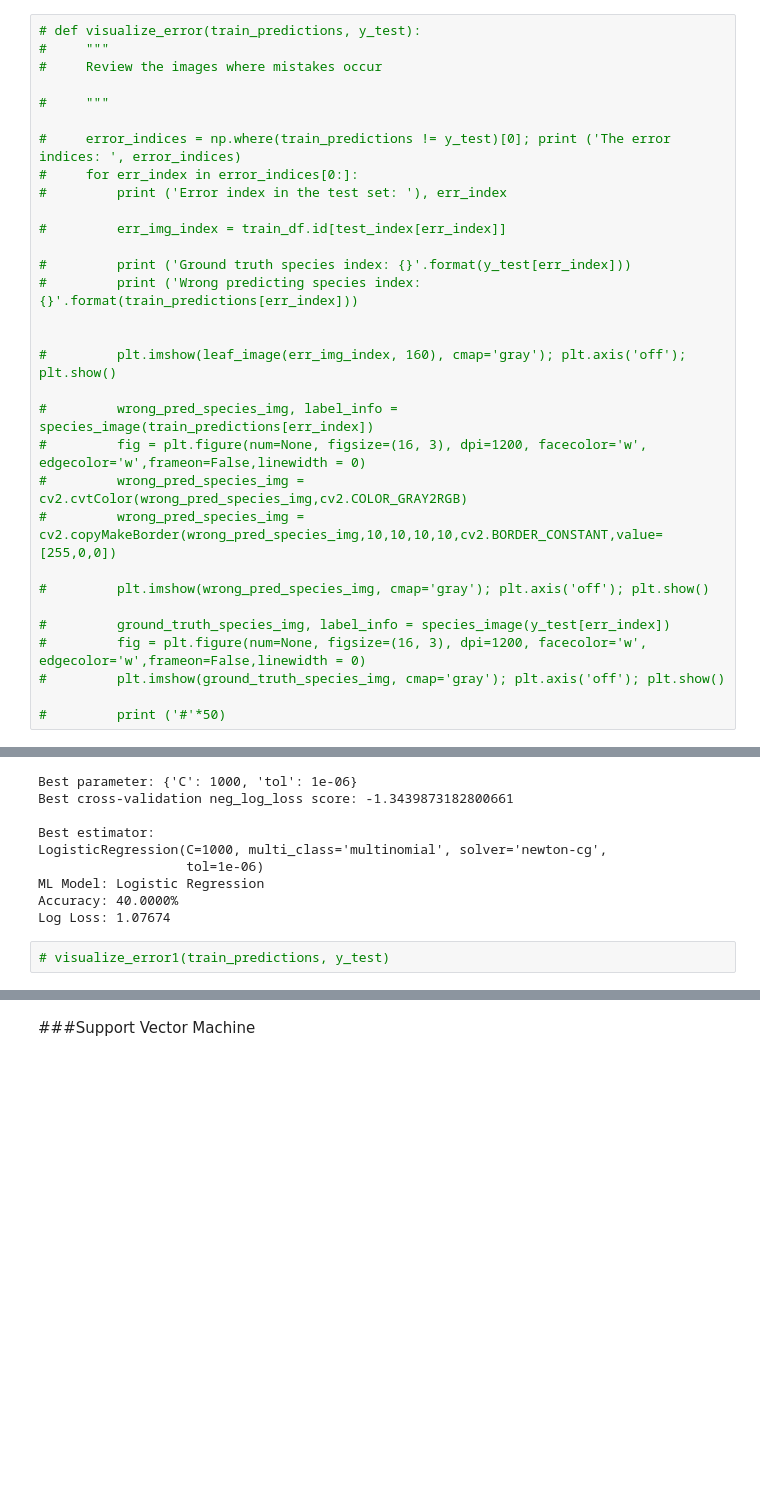
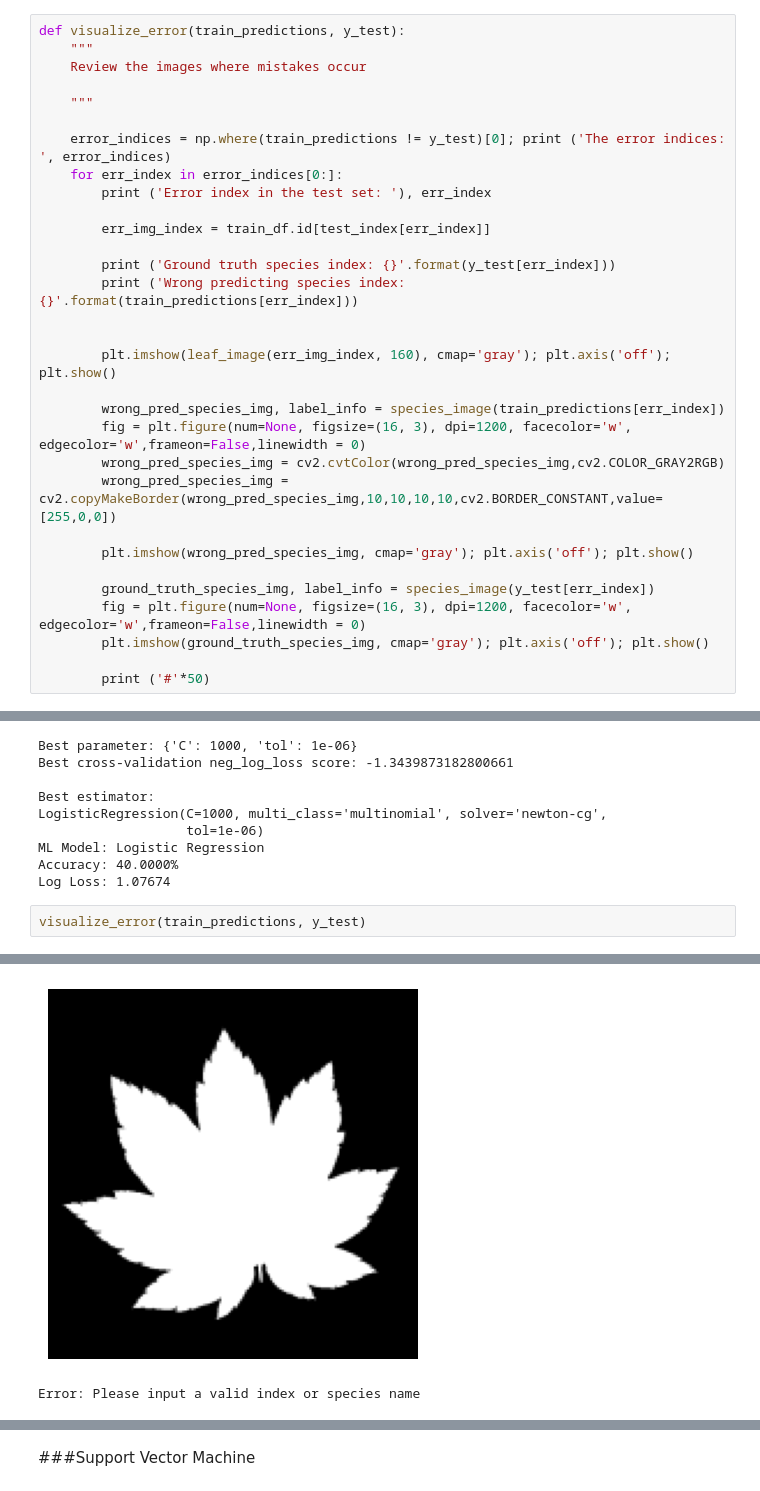
Before and after one commit to noora20FH/PCVK, a Jupyter notebook: FINAL_Leaf_classification_PCVK_Noora_Aulia_Hidayat.ipynb, the cells around one changed output, grey strips where cells are left out. Saved outputs shown, nothing was run; the diff lists cells and outputs as text; blank space fills up the shorter version.

```diff
--- a/FINAL_Leaf_classification_PCVK_Noora_Aulia_Hidayat.ipynb
+++ b/FINAL_Leaf_classification_PCVK_Noora_Aulia_Hidayat.ipynb
@@ -249,34 +250,34 @@ print (label_info)
 # %%
-# def visualize_error(train_predictions, y_test):
-#     """
-#     Review the images where mistakes occur
+def visualize_error(train_predictions, y_test):
+    """
+    Review the images where mistakes occur
 
-#     """
+    """
 
-#     error_indices = np.where(train_predictions != y_test)[0]; print ('The error indices: ', error_indices)
-#     for err_index in error_indices[0:]:
-#         print ('Error index in the test set: '), err_index
+    error_indices = np.where(train_predictions != y_test)[0]; print ('The error indices: ', error_indices)
+    for err_index in error_indices[0:]:
+        print ('Error index in the test set: '), err_index
 
-#         err_img_index = train_df.id[test_index[err_index]]
+        err_img_index = train_df.id[test_index[err_index]]
 
-#         print ('Ground truth species index: {}'.format(y_test[err_index]))
-#         print ('Wrong predicting species index: {}'.format(train_predictions[err_index]))
+        print ('Ground truth species index: {}'.format(y_test[err_index]))
+        print ('Wrong predicting species index: {}'.format(train_predictions[err_index]))
 
 
-#         plt.imshow(leaf_image(err_img_index, 160), cmap='gray'); plt.axis('off'); plt.show()
+        plt.imshow(leaf_image(err_img_index, 160), cmap='gray'); plt.axis('off'); plt.show()
 
-#         wrong_pred_species_img, label_info = species_image(train_predictions[err_index])
-#         fig = plt.figure(num=None, figsize=(16, 3), dpi=1200, facecolor='w', edgecolor='w',frameon=False,linewidth = 0)
-#         wrong_pred_species_img = cv2.cvtColor(wrong_pred_species_img,cv2.COLOR_GRAY2RGB)
-#         wrong_pred_species_img = cv2.copyMakeBorder(wrong_pred_species_img,10,10,10,10,cv2.BORDER_CONSTANT,value=[255,0,0])
+        wrong_pred_species_img, label_info = species_image(train_predictions[err_index])
+        fig = plt.figure(num=None, figsize=(16, 3), dpi=1200, facecolor='w', edgecolor='w',frameon=False,linewidth = 0)
+        wrong_pred_species_img = cv2.cvtColor(wrong_pred_species_img,cv2.COLOR_GRAY2RGB)
+        wrong_pred_species_img = cv2.copyMakeBorder(wrong_pred_species_img,10,10,10,10,cv2.BORDER_CONSTANT,value=[255,0,0])
 
-#         plt.imshow(wrong_pred_species_img, cmap='gray'); plt.axis('off'); plt.show()
+        plt.imshow(wrong_pred_species_img, cmap='gray'); plt.axis('off'); plt.show()
 
-#         ground_truth_species_img, label_info = species_image(y_test[err_index])
-#         fig = plt.figure(num=None, figsize=(16, 3), dpi=1200, facecolor='w', edgecolor='w',frameon=False,linewidth = 0)
-#         plt.imshow(ground_truth_species_img, cmap='gray'); plt.axis('off'); plt.show()
+        ground_truth_species_img, label_info = species_image(y_test[err_index])
+        fig = plt.figure(num=None, figsize=(16, 3), dpi=1200, facecolor='w', edgecolor='w',frameon=False,linewidth = 0)
+        plt.imshow(ground_truth_species_img, cmap='gray'); plt.axis('off'); plt.show()
 
-#         print ('#'*50)
+        print ('#'*50)
 # %%
 # List and save all the classes
 for i, class_ in enumerate(classes):
@@ -409,4 +372,5 @@ ML Model: Logistic Regression
 Accuracy: 40.0000%
 Log Loss: 1.07674
 # %%
-# visualize_error1(train_predictions, y_test)
+visualize_error(train_predictions, y_test)
+# %% [output]
@@ -412,0 +381,2 @@ Log Loss: 1.07674
+[figure, added]
+Error: Please input a valid index or species name
```
Also changed, not shown: parts of 10 cells of this notebook.
